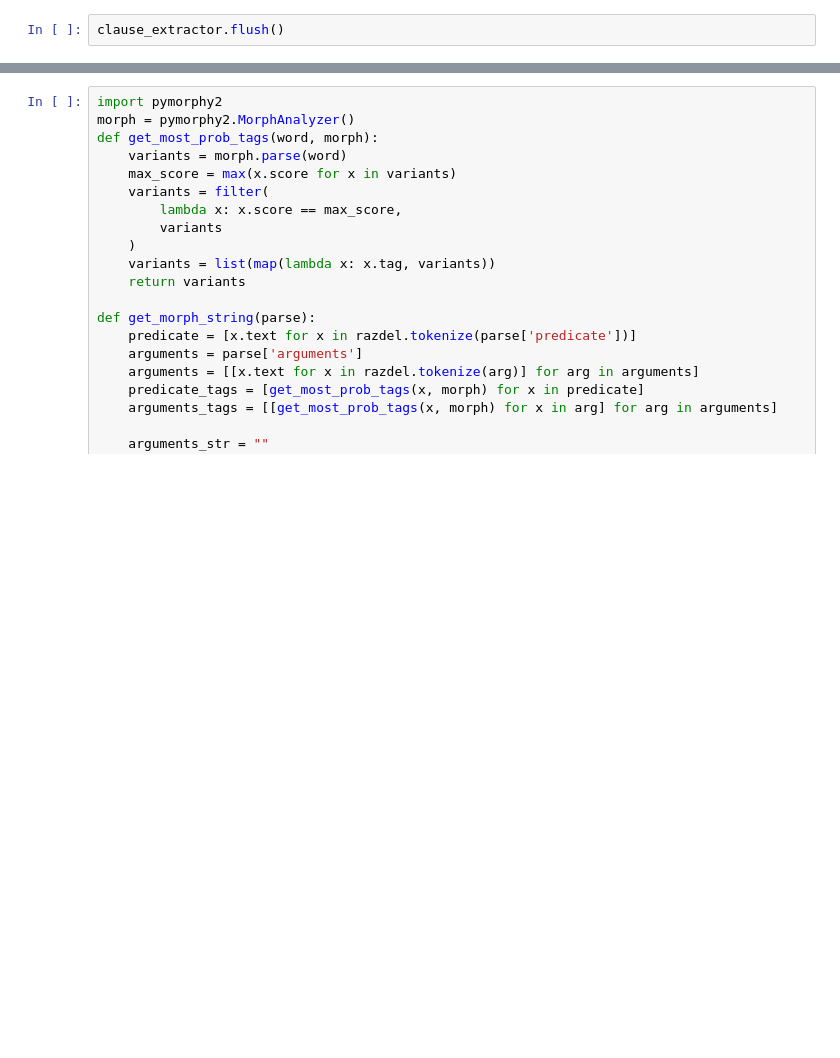
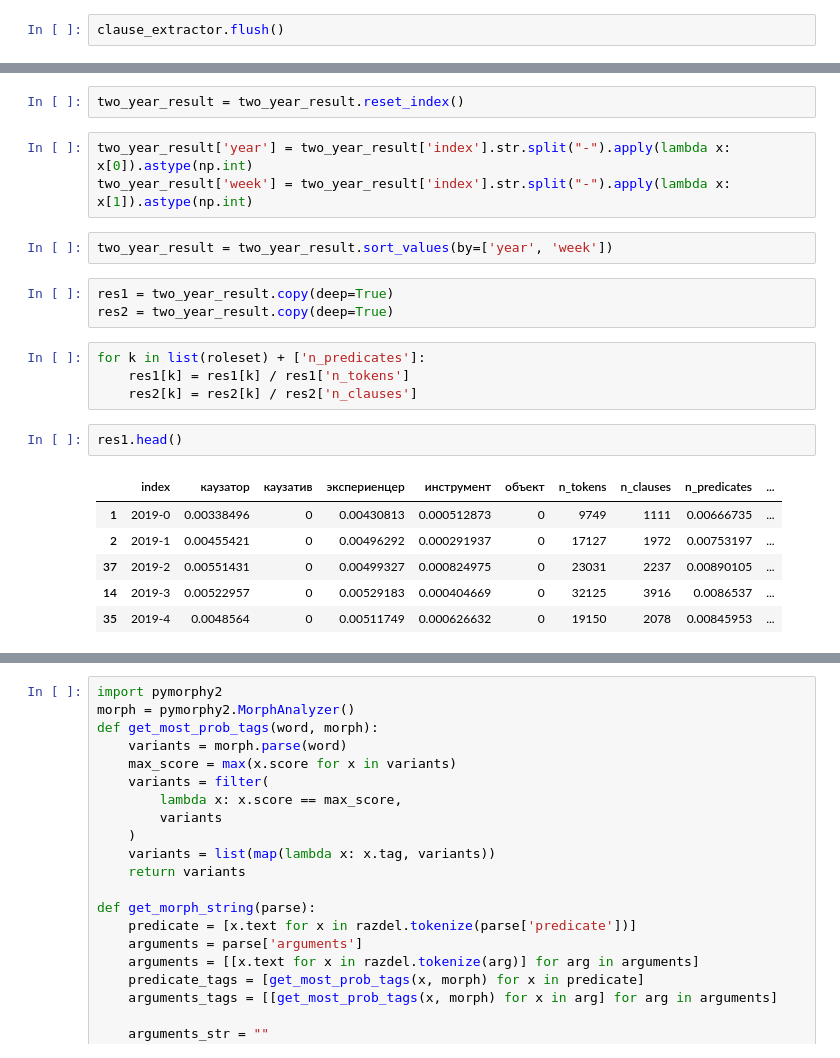
Before and after one commit to Rexhaif/sementic_role_labeler, a Jupyter notebook: experiments/srl_demo.ipynb, the cells around one changed output, grey strips where cells are left out. Drawn from its saved outputs; the diff is of its cells as text; blank space fills up the shorter version.

```diff
--- a/experiments/srl_demo.ipynb
+++ b/experiments/srl_demo.ipynb
@@ -677,0 +774,23 @@ def tag2str(tag):
+# %%
+two_year_result = two_year_result.reset_index()
+# %%
+two_year_result['year'] = two_year_result['index'].str.split("-").apply(lambda x: x[0]).astype(np.int)
+two_year_result['week'] = two_year_result['index'].str.split("-").apply(lambda x: x[1]).astype(np.int)
+# %%
+two_year_result = two_year_result.sort_values(by=['year', 'week'])
+# %%
+res1 = two_year_result.copy(deep=True)
+res2 = two_year_result.copy(deep=True)
+# %%
+for k in list(roleset) + ['n_predicates']:
+    res1[k] = res1[k] / res1['n_tokens']
+    res2[k] = res2[k] / res2['n_clauses']
+# %%
+res1.head()
+# %% [output]
+|  | index | каузатор | каузатив | экспериенцер | инструмент | объект | n_tokens | n_clauses | n_predicates | ... |
+| 1 | 2019-0 | 0.00338496 | 0 | 0.00430813 | 0.000512873 | 0 | 9749 | 1111 | 0.00666735 | ... |
+| 2 | 2019-1 | 0.00455421 | 0 | 0.00496292 | 0.000291937 | 0 | 17127 | 1972 | 0.00753197 | ... |
+| 37 | 2019-2 | 0.00551431 | 0 | 0.00499327 | 0.000824975 | 0 | 23031 | 2237 | 0.00890105 | ... |
+| 14 | 2019-3 | 0.00522957 | 0 | 0.00529183 | 0.000404669 | 0 | 32125 | 3916 | 0.0086537 | ... |
+| 35 | 2019-4 | 0.0048564 | 0 | 0.00511749 | 0.000626632 | 0 | 19150 | 2078 | 0.00845953 | ... |
```
Also changed, not shown: parts of 57 cells of this notebook, 1 other file.
